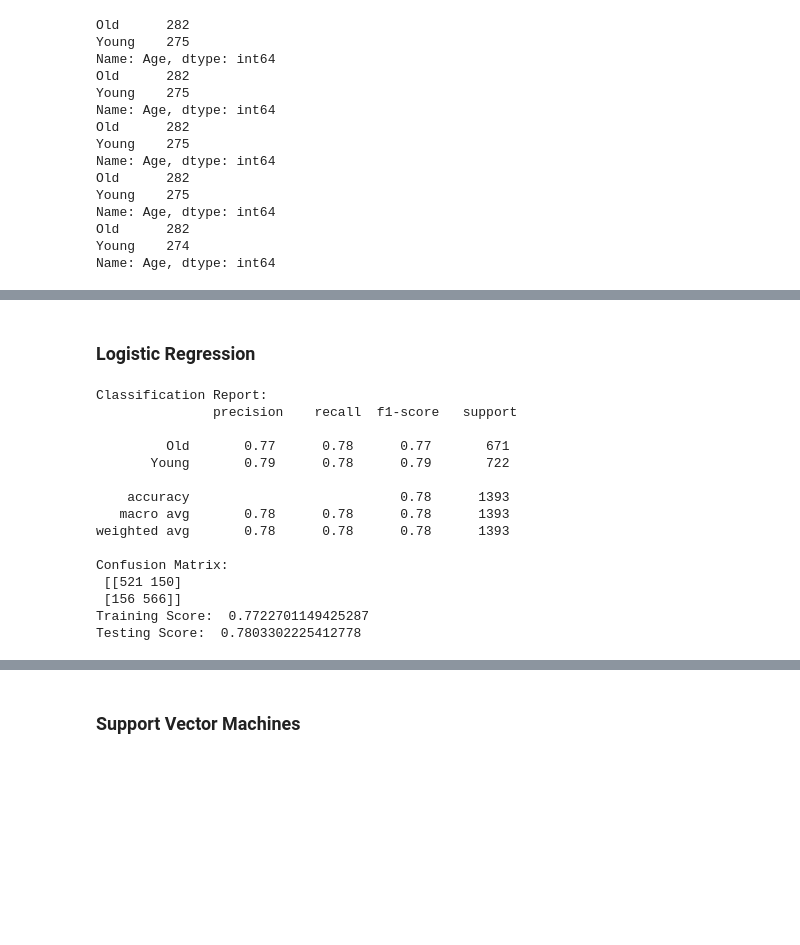
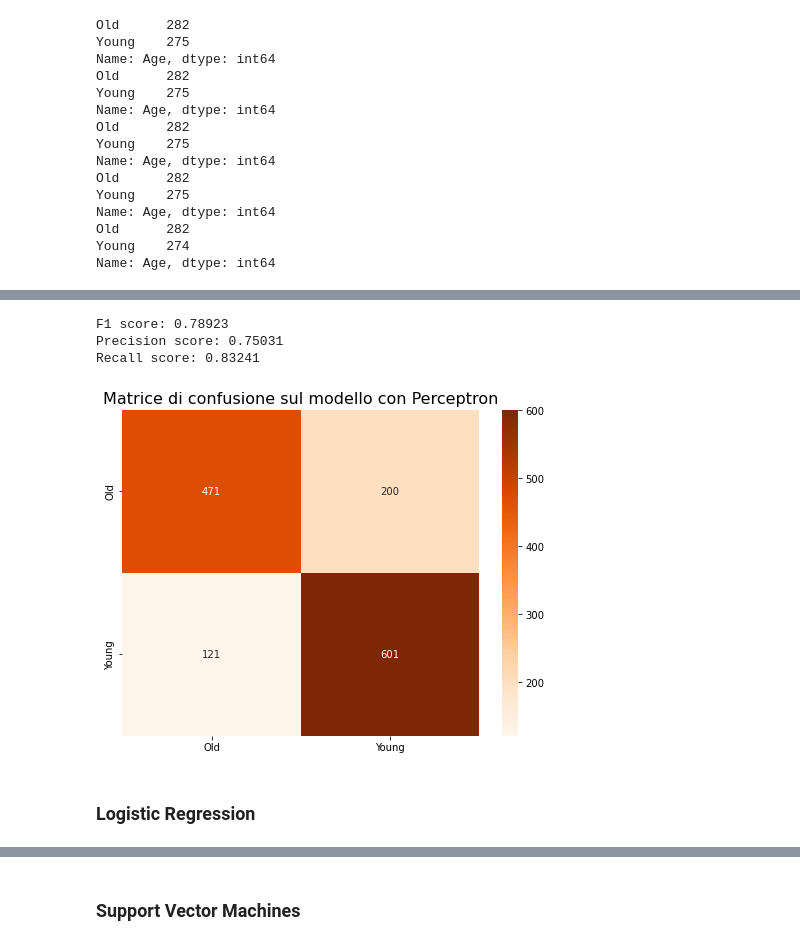
Before and after one commit to albispark/progetto-data-intensive, a Jupyter notebook: Progetto.ipynb, the cells around one changed output, grey strips where cells are left out. Drawn from its saved outputs; the diff is of its cells as text; code cells hidden in the pictures; blank space fills up the shorter version.

```diff
--- a/Progetto.ipynb
+++ b/Progetto.ipynb
@@ -617,29 +571,26 @@ pd.DataFrame(per_gs.cv_results_).sort_values("rank_test_score").head()
+# %%
+yc_pred = per_gs.predict(Xc_val)
+
+per_f1score = f1_score(yc_val, yc_pred, pos_label='Young')
+f1["Perceptron"] = per_f1score
+print('F1 score: {:.5f}'.format(per_f1score))
+
+per_precision = precision_score(yc_val, yc_pred, pos_label='Young')
+precision["Perceptron"] = per_precision
+print('Precision score: {:.5f}'.format(per_precision))
+
+per_recall = recall_score(yc_val, yc_pred, pos_label='Young')
+recall["Perceptron"] = per_recall
+print('Recall score: {:.5f}'.format(per_recall))
+
+plt.figure(figsize=(8, 6))
+plt.title('Matrice di confusione sul modello con Perceptron', size=16)
+sns.heatmap(pd.DataFrame(confusion_matrix(yc_val, yc_pred), columns=per_gs.classes_, index = per_gs.classes_),
+            annot=True, cmap='Oranges', fmt='d');
+# %% [output]
+F1 score: 0.78923
+Precision score: 0.75031
+Recall score: 0.83241
+[figure, added]
 # %% [markdown]
 ### Logistic Regression
-# %%
-lr = LogisticRegression()
-lr.fit(X_train, y_train)
-y_pred = lr.predict(X_val)
-
-print('Classification Report: \n', classification_report(y_val, y_pred))
-print('Confusion Matrix: \n', confusion_matrix(y_val, y_pred))
-lr_train_acc = lr.score(X_train, y_train)
-print('Training Score: ', lr_train_acc)
-lr_test_acc = lr.score(X_val, y_val)
-print('Testing Score: ', lr_test_acc)
-# %% [output]
-Classification Report:
-               precision    recall  f1-score   support
-
-         Old       0.77      0.78      0.77       671
-       Young       0.79      0.78      0.79       722
-
-    accuracy                           0.78      1393
-   macro avg       0.78      0.78      0.78      1393
-weighted avg       0.78      0.78      0.78      1393
-
-Confusion Matrix:
- [[521 150]
- [156 566]]
-Training Score:  0.7722701149425287
-Testing Score:  0.7803302225412778
```
Also changed, not shown: parts of 151 cells of this notebook.
